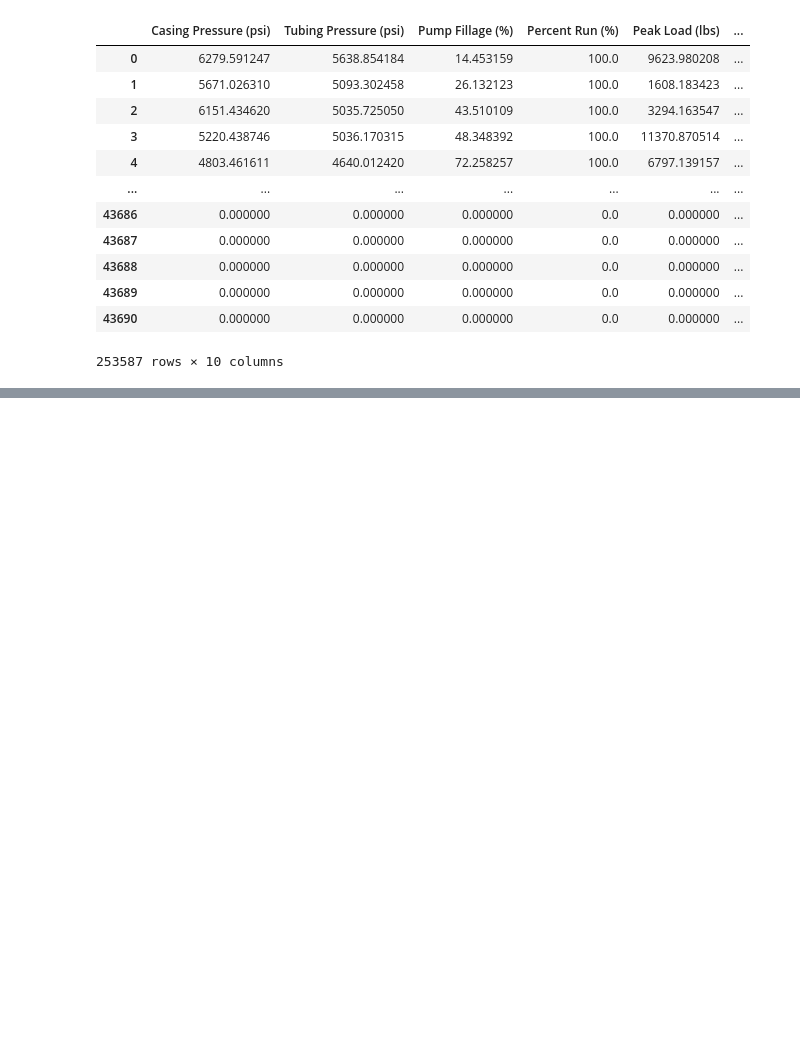
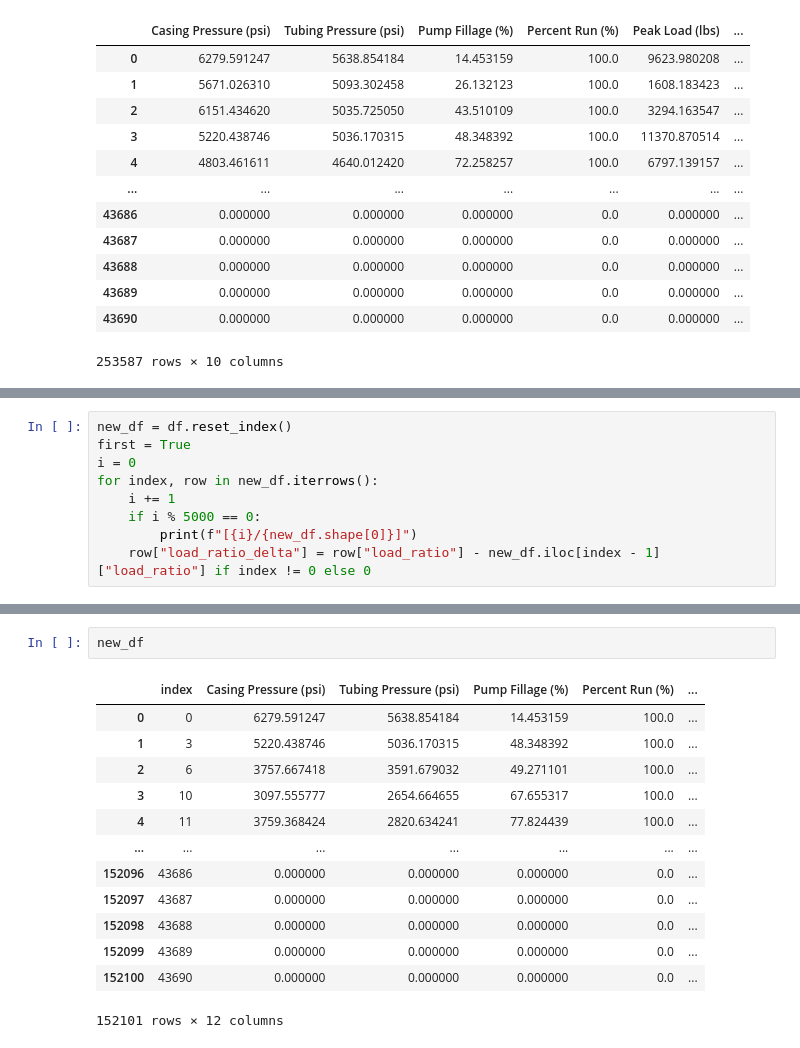
Before and after one commit to ethanzh/rod-pump-analysis, a Jupyter notebook: data_info.ipynb, the cells around one changed output, grey strips where cells are left out. Drawn from its saved outputs; the diff is of its cells as text; blank space fills up the shorter version.

```diff
--- a/data_info.ipynb
+++ b/data_info.ipynb
@@ -20,0 +55,9 @@ df
+# %%
+new_df = df.reset_index()
+first = True
+i = 0
+for index, row in new_df.iterrows():
+    i += 1
+    if i % 5000 == 0:
+        print(f"[{i}/{new_df.shape[0]}]")
+    row["load_ratio_delta"] = row["load_ratio"] - new_df.iloc[index - 1]["load_ratio"] if index != 0 else 0
@@ -20,0 +82,16 @@ df
+# %%
+new_df
+# %% [output]
+|  | index | Casing Pressure (psi) | Tubing Pressure (psi) | Pump Fillage (%) | Percent Run (%) | ... |
+| 0 | 0 | 6279.591247 | 5638.854184 | 14.453159 | 100.0 | ... |
+| 1 | 3 | 5220.438746 | 5036.170315 | 48.348392 | 100.0 | ... |
+| 2 | 6 | 3757.667418 | 3591.679032 | 49.271101 | 100.0 | ... |
+| 3 | 10 | 3097.555777 | 2654.664655 | 67.655317 | 100.0 | ... |
+| 4 | 11 | 3759.368424 | 2820.634241 | 77.824439 | 100.0 | ... |
+| ... | ... | ... | ... | ... | ... | ... |
+| 152096 | 43686 | 0.000000 | 0.000000 | 0.000000 | 0.0 | ... |
+| 152097 | 43687 | 0.000000 | 0.000000 | 0.000000 | 0.0 | ... |
+| 152098 | 43688 | 0.000000 | 0.000000 | 0.000000 | 0.0 | ... |
+| 152099 | 43689 | 0.000000 | 0.000000 | 0.000000 | 0.0 | ... |
+| 152100 | 43690 | 0.000000 | 0.000000 | 0.000000 | 0.0 | ... |
+152101 rows × 12 columns
```
Also changed, not shown: parts of 9 cells of this notebook, 4 other files.
